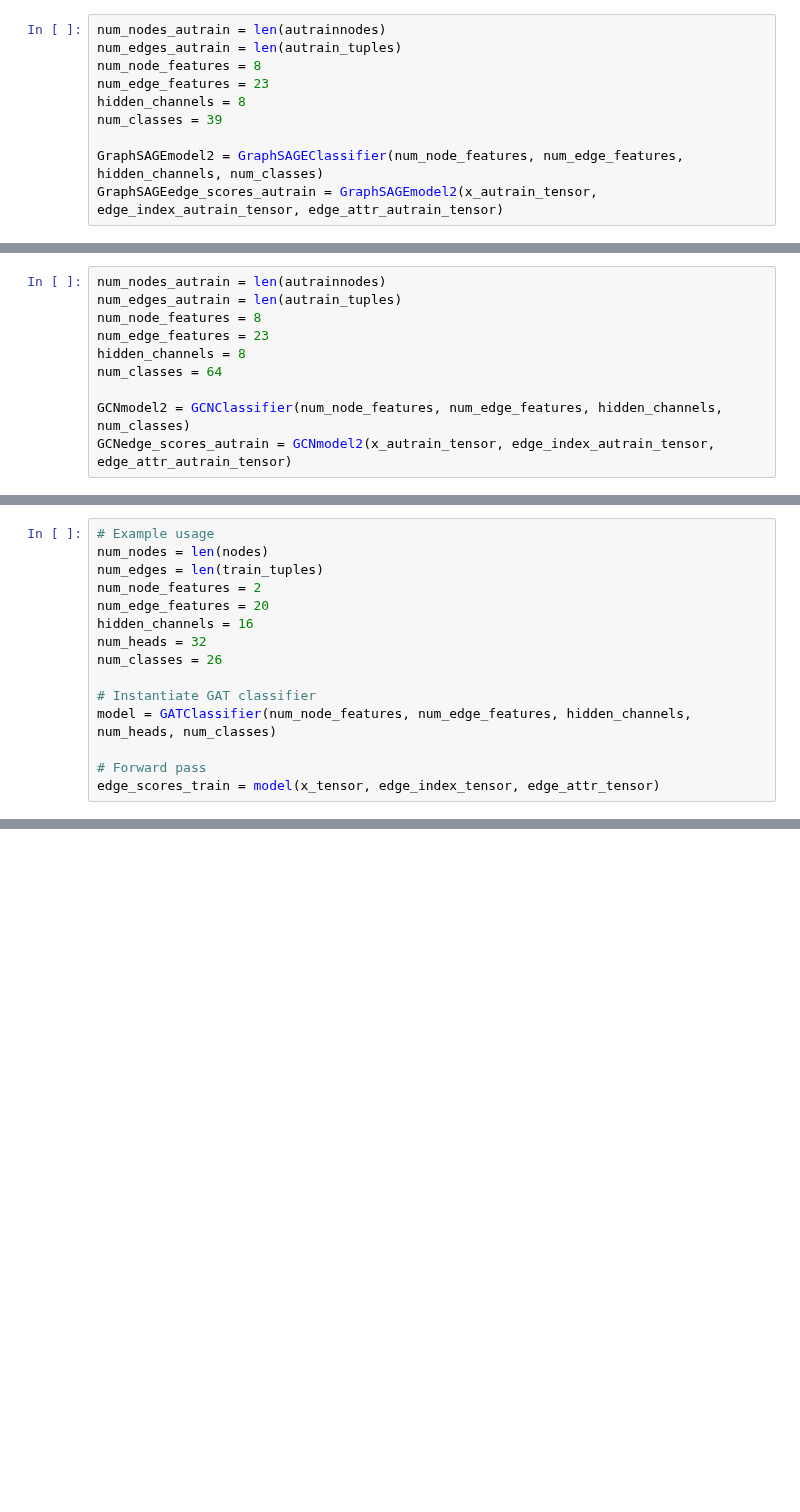
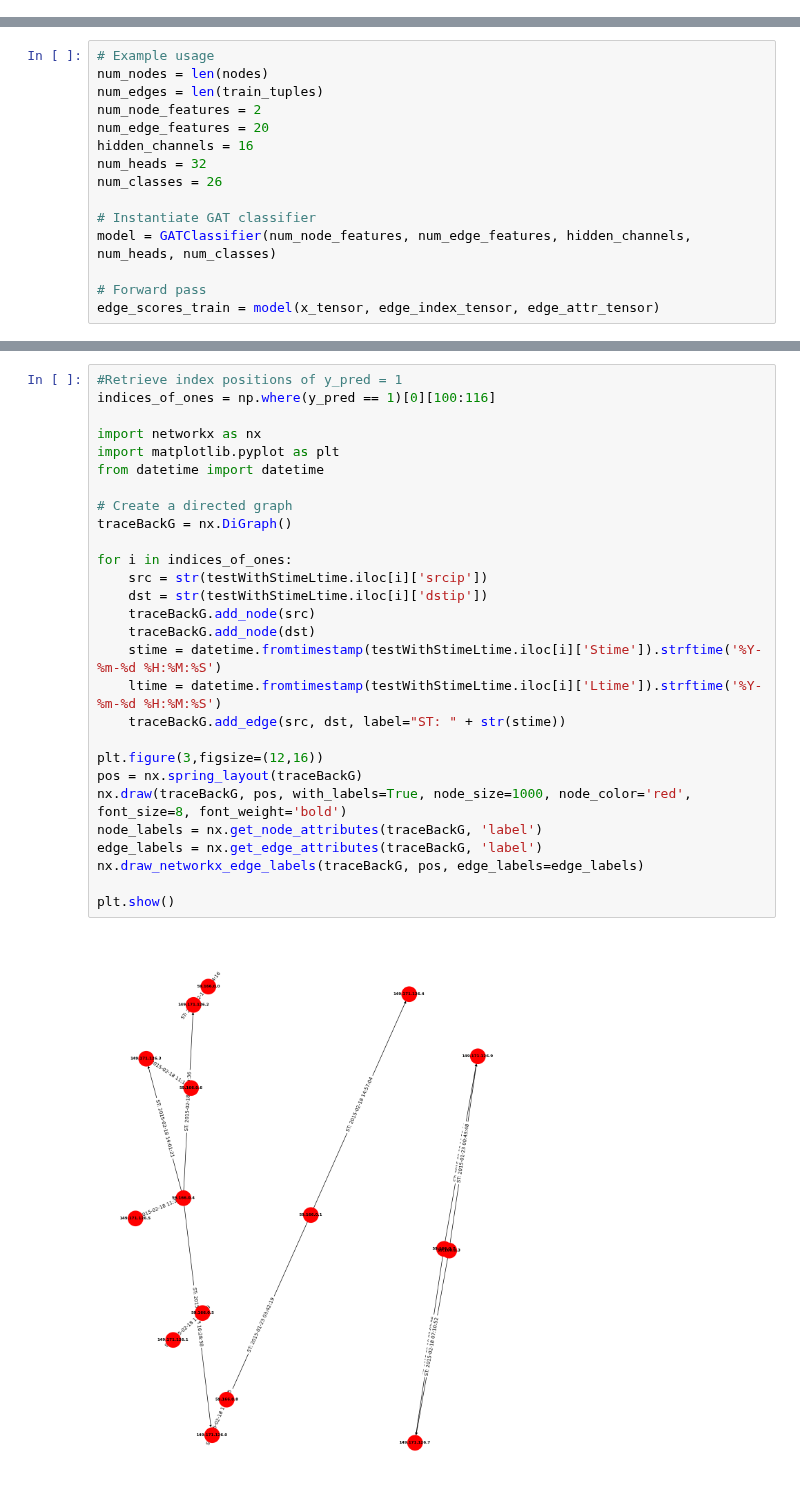
Before and after one commit to Rithuh/Graph-Based-Network-Anomaly-Detection, a Jupyter notebook: Demo.ipynb, the cells around one changed output, grey strips where cells are left out. Cells and saved outputs as stored; diff of their text form; blank space fills up the shorter version.

```diff
--- a/Demo.ipynb
+++ b/Demo.ipynb
@@ -410,10 +374,0 @@ GraphSAGEedge_scores_test = GraphSAGEmodel1(x_test_tensor, edge_index_test_tenso
-# %%
-num_nodes_autrain = len(autrainnodes)
-num_edges_autrain = len(autrain_tuples)
-num_node_features = 8
-num_edge_features = 23
-hidden_channels = 8
-num_classes = 39
-
-GraphSAGEmodel2 = GraphSAGEClassifier(num_node_features, num_edge_features, hidden_channels, num_classes)
-GraphSAGEedge_scores_autrain = GraphSAGEmodel2(x_autrain_tensor, edge_index_autrain_tensor, edge_attr_autrain_tensor)
@@ -687,10 +374,0 @@ GCNedge_scores_test = GCNmodel1(x_test_tensor, edge_index_test_tensor, edge_attr
-# %%
-num_nodes_autrain = len(autrainnodes)
-num_edges_autrain = len(autrain_tuples)
-num_node_features = 8
-num_edge_features = 23
-hidden_channels = 8
-num_classes = 64
-
-GCNmodel2 = GCNClassifier(num_node_features, num_edge_features, hidden_channels, num_classes)
-GCNedge_scores_autrain = GCNmodel2(x_autrain_tensor, edge_index_autrain_tensor, edge_attr_autrain_tensor)
@@ -1373,0 +509,30 @@ torch.Size([54669, 8]) torch.Size([2, 27342]) torch.Size([27342, 23])
+# %%
+#Retrieve index positions of y_pred = 1
+indices_of_ones = np.where(y_pred == 1)[0][100:116]
+
+import networkx as nx
+import matplotlib.pyplot as plt
+from datetime import datetime
+
+# Create a directed graph
+traceBackG = nx.DiGraph()
+
+for i in indices_of_ones:
+    src = str(testWithStimeLtime.iloc[i]['srcip'])
+    dst = str(testWithStimeLtime.iloc[i]['dstip'])
+    traceBackG.add_node(src)
+    traceBackG.add_node(dst)
+    stime = datetime.fromtimestamp(testWithStimeLtime.iloc[i]['Stime']).strftime('%Y-%m-%d %H:%M:%S')
+    ltime = datetime.fromtimestamp(testWithStimeLtime.iloc[i]['Ltime']).strftime('%Y-%m-%d %H:%M:%S')
+    traceBackG.add_edge(src, dst, label="ST: " + str(stime))
+
+plt.figure(3,figsize=(12,16))
+pos = nx.spring_layout(traceBackG)
+nx.draw(traceBackG, pos, with_labels=True, node_size=1000, node_color='red', font_size=8, font_weight='bold')
+node_labels = nx.get_node_attributes(traceBackG, 'label')
+edge_labels = nx.get_edge_attributes(traceBackG, 'label')
+nx.draw_networkx_edge_labels(traceBackG, pos, edge_labels=edge_labels)
+
+plt.show()
+# %% [output]
+[figure, added]
```
Also changed, not shown: parts of 83 cells of this notebook, 1 other file.
